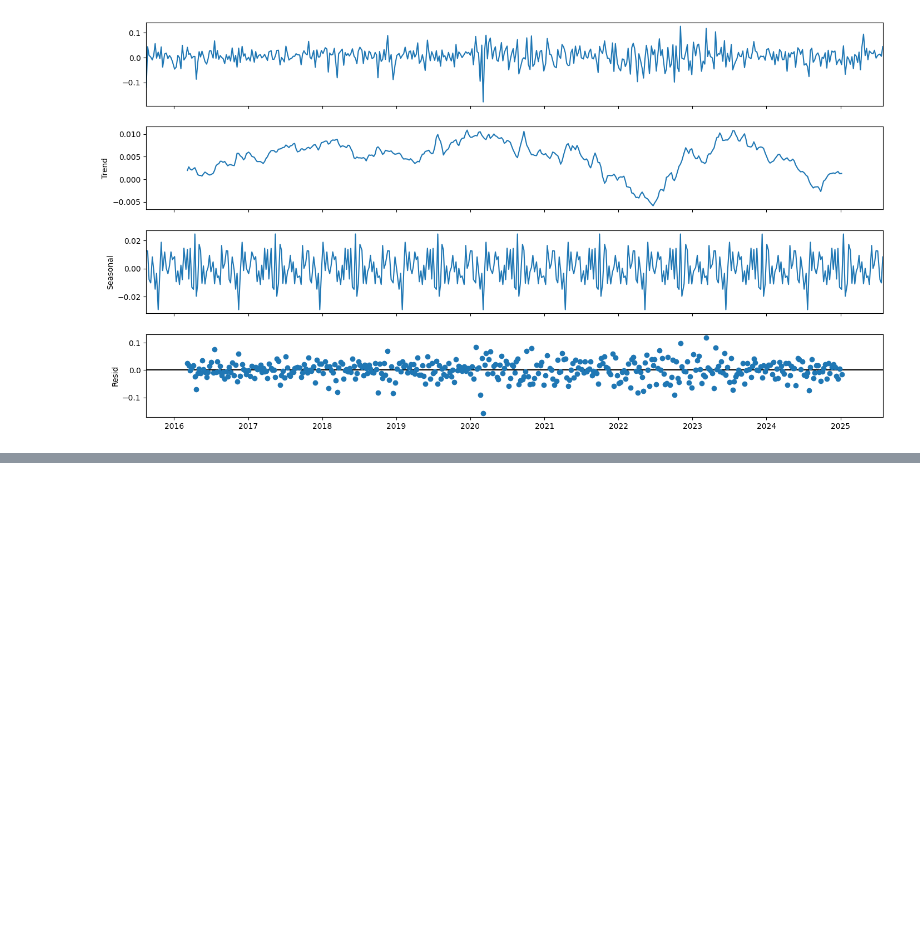
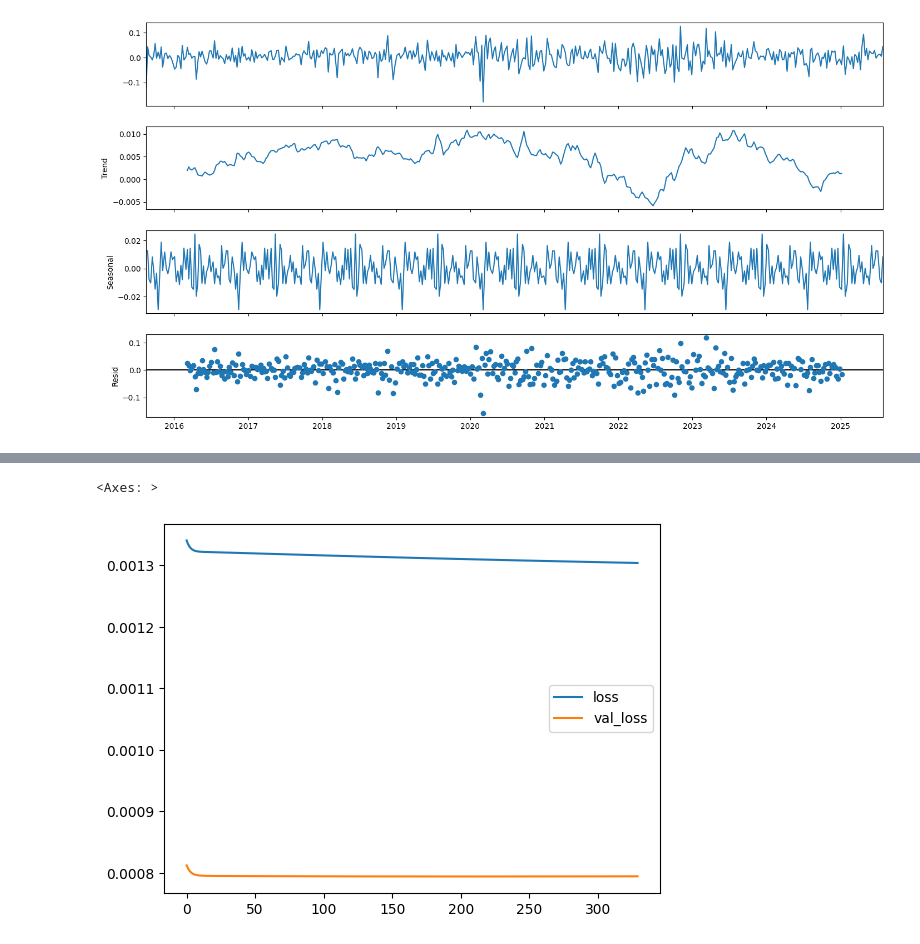
Before and after one commit to kaladabrio2020/livro-blueprints-de-aprendizado-de-maquina-e-cd-para-financas, a Jupyter notebook: parte1-conjectura/capitulo 5 - Aprendizado Supervisionado Regressao/estudo_de_caso_1.ipynb, the cells around one changed output, grey strips where cells are left out. Drawn from its saved outputs; the diff is of its cells as text; code cells hidden in the pictures; blank space fills up the shorter version.

```diff
--- a/parte1-conjectura/capitulo 5 - Aprendizado Supervisionado Regressao/estudo_de_caso_1.ipynb
+++ b/parte1-conjectura/capitulo 5 - Aprendizado Supervisionado Regressao/estudo_de_caso_1.ipynb
@@ -250,0 +288,14 @@ plt.show()
+# %%
+X_train, y_train = train_tsm(xtrain_arima, ytrain, 2)
+# %%
+X_test, y_test = train_tsm(xtest_arima, ytest, 2)
+# %%
+model = keras.models.Sequential([
+    keras.layers.LSTM(50, input_shape=(X_train.shape[1], X_train.shape[2])),
+    keras.layers.Dense(1)
+])
+model.compile(
+    optimizer=keras.optimizers.SGD(learning_rate=0.01, momentum=0.01),
+    loss='mean_squared_error'
+)
+model.summary()
@@ -250,0 +314,9 @@ plt.show()
+# %%
+history = model.fit(
+    X_train, y_train,
+    epochs=330,
+    batch_size=72,
+    validation_data=(X_test, y_test),
+    verbose=1,
+    shuffle=False
+)
@@ -250,0 +341,5 @@ plt.show()
+# %%
+pd.DataFrame(history.history).plot()
+# %% [output]
+<Axes: >
+[figure, added]
```
Also changed, not shown: parts of 47 cells of this notebook, 5 other files.
